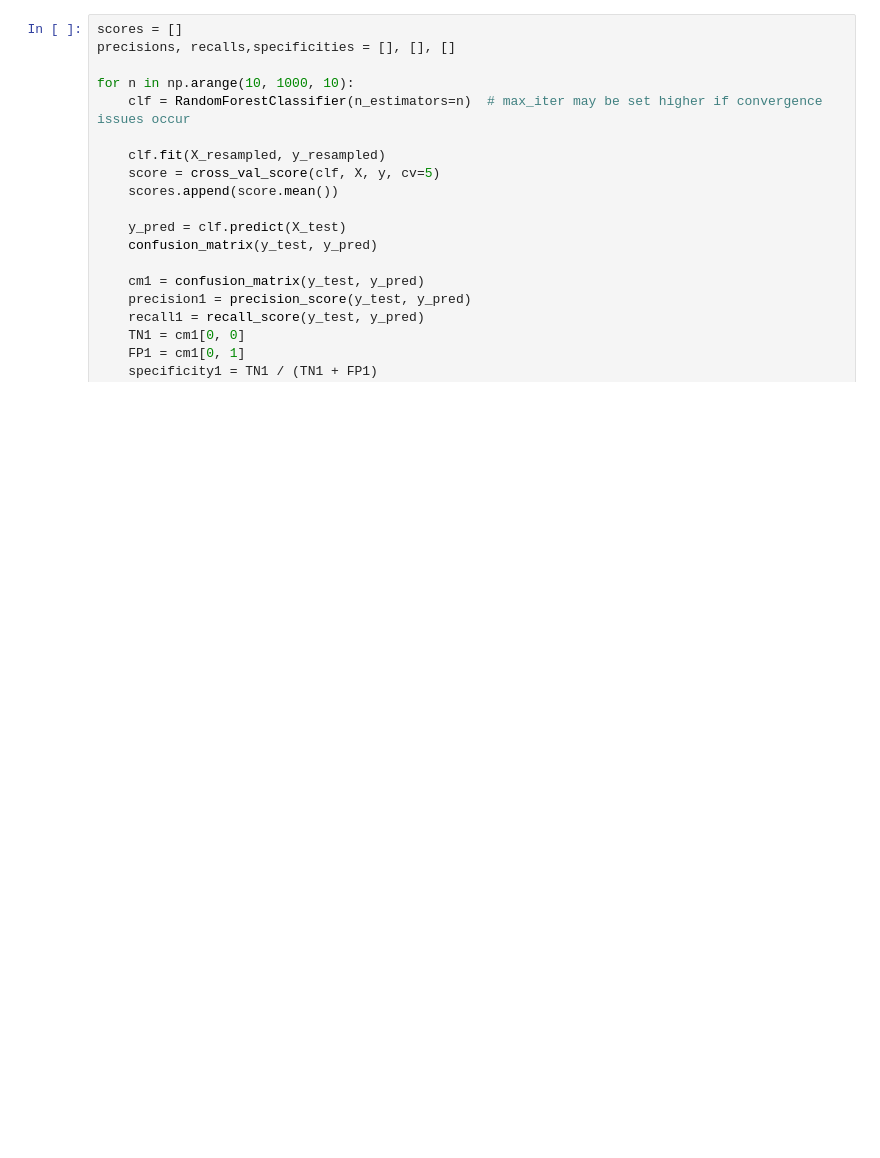
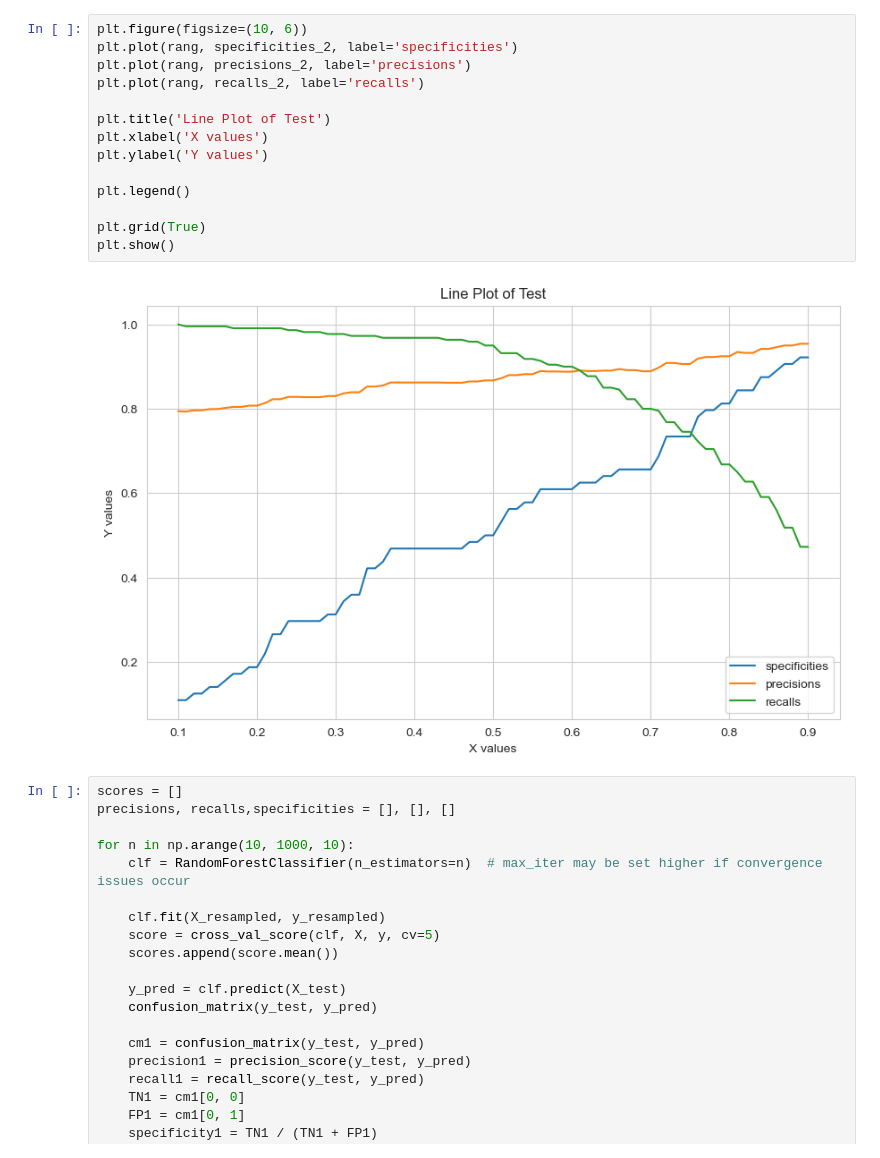
Before and after one commit to ziruiqiao/XN, a Jupyter notebook: simple_model/Random_Forest.ipynb, the cells around one changed output. Saved outputs shown, nothing was run; the diff lists cells and outputs as text; blank space fills up the shorter version.

```diff
--- a/simple_model/Random_Forest.ipynb
+++ b/simple_model/Random_Forest.ipynb
@@ -31,3 +189,19 @@ X_resampled, y_resampled = smote.fit_resample(X_train, y_train)
+# %%
+plt.figure(figsize=(10, 6))
+plt.plot(rang, specificities_2, label='specificities')
+plt.plot(rang, precisions_2, label='precisions')
+plt.plot(rang, recalls_2, label='recalls')
+
+plt.title('Line Plot of Test')
+plt.xlabel('X values')
+plt.ylabel('Y values')
+
+plt.legend()
+
+plt.grid(True)
+plt.show()
+# %% [output]
+[figure, added]
 # %%
 scores = []
 precisions, recalls,specificities = [], [], []
```
Also changed, not shown: parts of 21 cells of this notebook, 5 other files.
